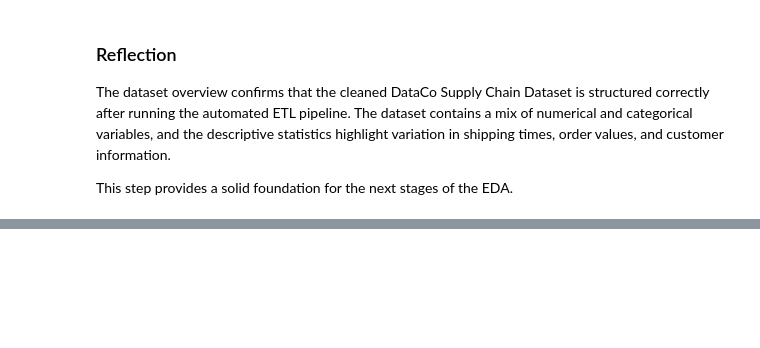
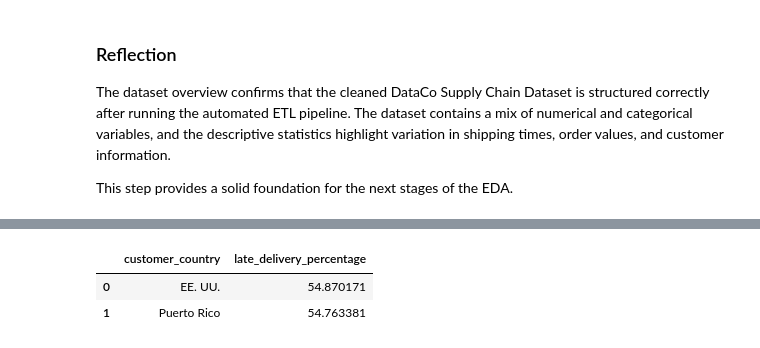
Before and after one commit to ljay9988/warehouse-analytics-project2, a Jupyter notebook: jupyter_notebooks/02-eda.ipynb, the cells around one changed output, grey strips where cells are left out. Saved outputs shown, nothing was run; the diff lists cells and outputs as text; code cells hidden in the pictures; blank space fills up the shorter version.

```diff
--- a/jupyter_notebooks/02-eda.ipynb
+++ b/jupyter_notebooks/02-eda.ipynb
@@ -155,0 +513,14 @@ This step provides a solid foundation for the next stages of the EDA.
+# %%
+country_late = (
+    df.groupby("customer_country")["late_delivery_risk"]
+      .mean()
+      .mul(100)
+      .reset_index(name="late_delivery_percentage")
+      .sort_values("late_delivery_percentage", ascending=False)
+)
+
+country_late
+# %% [output]
+|  | customer_country | late_delivery_percentage |
+| 0 | EE. UU. | 54.870171 |
+| 1 | Puerto Rico | 54.763381 |
```
Also changed, not shown: parts of 35 cells of this notebook, 3 other files.
